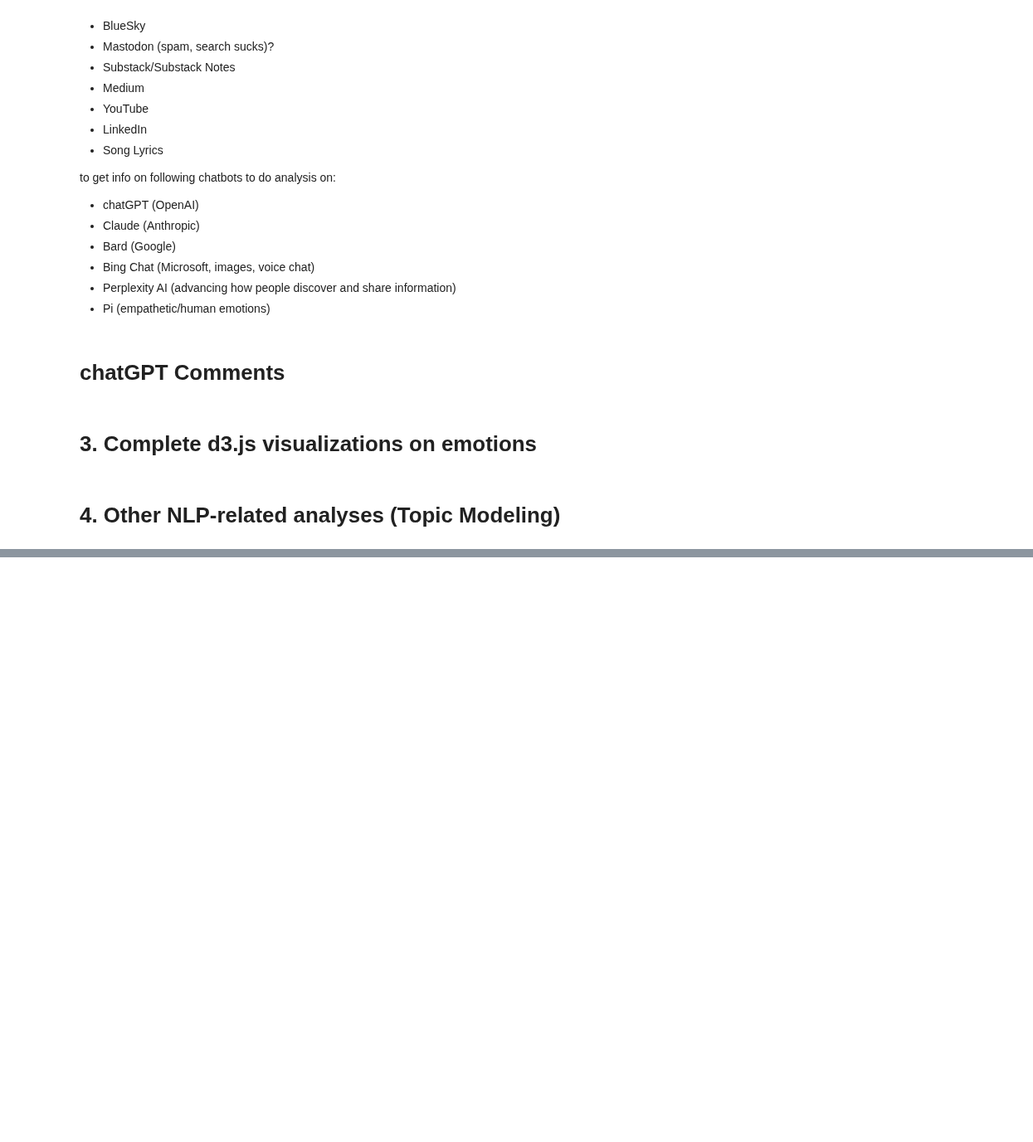
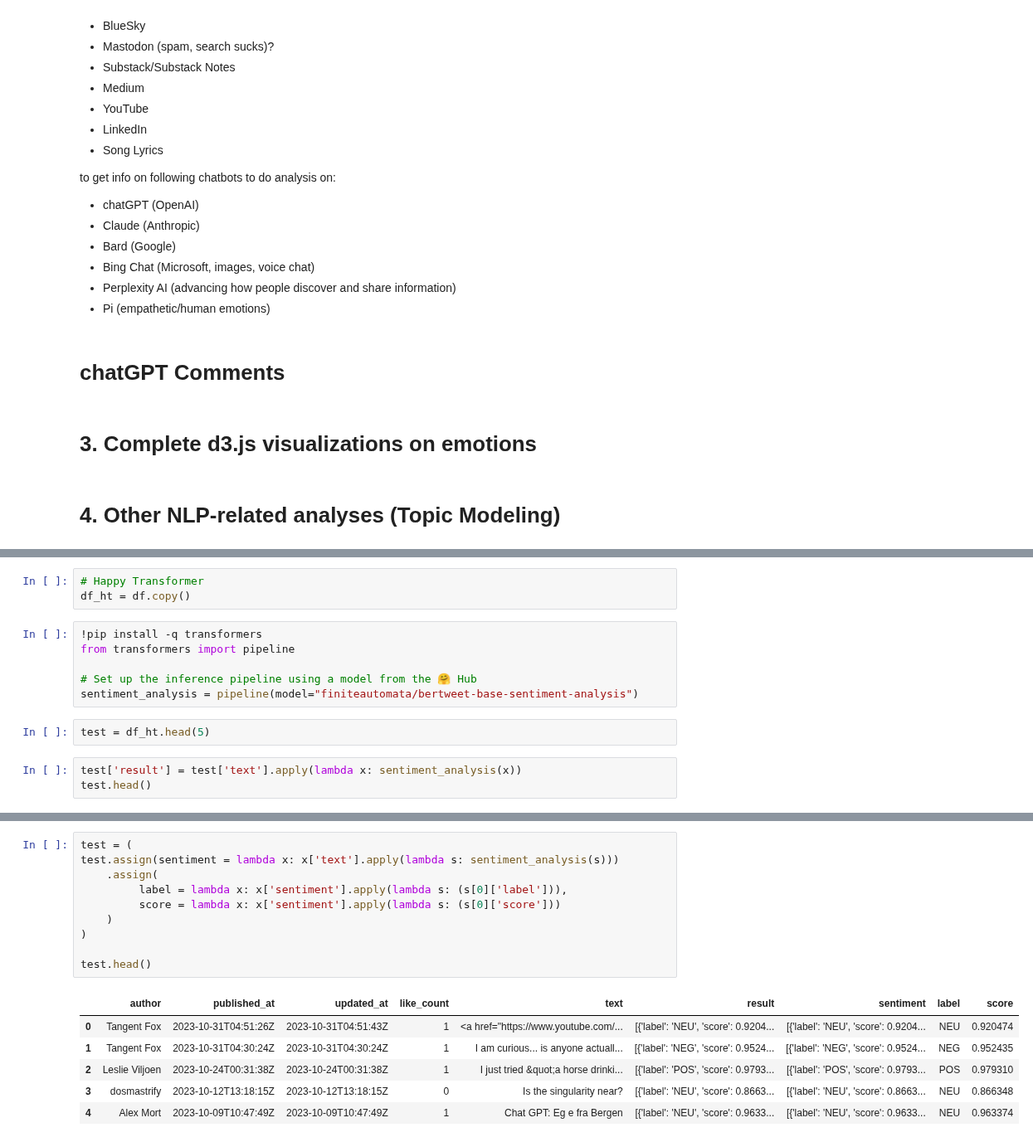
Before and after one commit to mindyng/2023-Business-Projects, a Jupyter notebook: sentiment-analysis-on-llm-chatbots.ipynb, the cells around one changed output, grey strips where cells are left out. Shown at 83% size. Drawn from its saved outputs; the diff is of its cells as text; blank space fills up the shorter version.

```diff
--- a/sentiment-analysis-on-llm-chatbots.ipynb
+++ b/sentiment-analysis-on-llm-chatbots.ipynb
@@ -111,0 +150,14 @@ df.head(10)
+# %%
+# Happy Transformer
+df_ht = df.copy()
+# %%
+!pip install -q transformers
+from transformers import pipeline
+
+# Set up the inference pipeline using a model from the 🤗 Hub
+sentiment_analysis = pipeline(model="finiteautomata/bertweet-base-sentiment-analysis")
+# %%
+test = df_ht.head(5)
+# %%
+test['result'] = test['text'].apply(lambda x: sentiment_analysis(x))
+test.head()
@@ -111,0 +176,17 @@ df.head(10)
+# %%
+test = (
+test.assign(sentiment = lambda x: x['text'].apply(lambda s: sentiment_analysis(s)))
+    .assign(
+         label = lambda x: x['sentiment'].apply(lambda s: (s[0]['label'])),
+         score = lambda x: x['sentiment'].apply(lambda s: (s[0]['score']))
+    )
+)
+
+test.head()
+# %% [output]
+|  | author | published_at | updated_at | like_count | text | result | sentiment | label | score |
+| 0 | Tangent Fox | 2023-10-31T04:51:26Z | 2023-10-31T04:51:43Z | 1 | <a href="https://www.youtube.com/... | [{'label': 'NEU', 'score': 0.9204... | [{'label': 'NEU', 'score': 0.9204... | NEU | 0.920474 |
+| 1 | Tangent Fox | 2023-10-31T04:30:24Z | 2023-10-31T04:30:24Z | 1 | I am curious... is anyone actuall... | [{'label': 'NEG', 'score': 0.9524... | [{'label': 'NEG', 'score': 0.9524... | NEG | 0.952435 |
+| 2 | Leslie Viljoen | 2023-10-24T00:31:38Z | 2023-10-24T00:31:38Z | 1 | I just tried &quot;a horse drinki... | [{'label': 'POS', 'score': 0.9793... | [{'label': 'POS', 'score': 0.9793... | POS | 0.979310 |
+| 3 | dosmastrify | 2023-10-12T13:18:15Z | 2023-10-12T13:18:15Z | 0 | Is the singularity near? | [{'label': 'NEU', 'score': 0.8663... | [{'label': 'NEU', 'score': 0.8663... | NEU | 0.866348 |
+| 4 | Alex Mort | 2023-10-09T10:47:49Z | 2023-10-09T10:47:49Z | 1 | Chat GPT: Eg e fra Bergen | [{'label': 'NEU', 'score': 0.9633... | [{'label': 'NEU', 'score': 0.9633... | NEU | 0.963374 |
```
Also changed, not shown: parts of 14 cells of this notebook.
